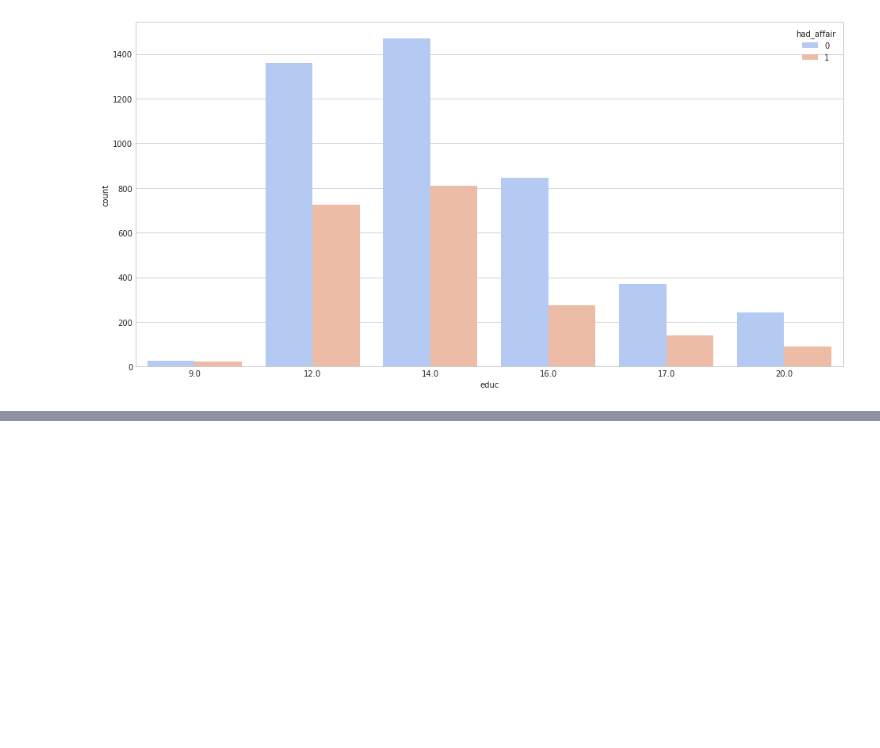
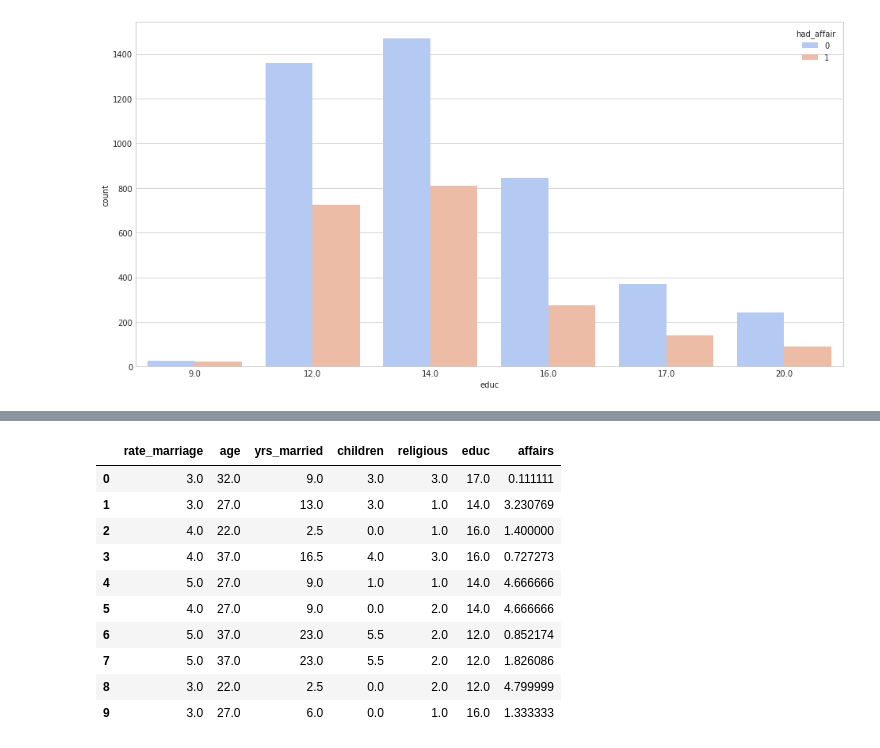
Before and after one commit to LukasRub/Learning-Python-for-Data-Analysis-and-Visualization, a Jupyter notebook: Logistic regression.ipynb, the cells around one changed output, grey strips where cells are left out. Cells and saved outputs as stored; diff of their text form; code cells hidden in the pictures; blank space fills up the shorter version.

```diff
--- a/Logistic regression.ipynb
+++ b/Logistic regression.ipynb
@@ -98,0 +132,14 @@ sns.countplot(x=df.educ, hue=df.had_affair, palette='coolwarm')
+# %%
+X.head(10)
+# %% [output]
+|  | rate_marriage | age | yrs_married | children | religious | educ | affairs |
+| 0 | 3.0 | 32.0 | 9.0 | 3.0 | 3.0 | 17.0 | 0.111111 |
+| 1 | 3.0 | 27.0 | 13.0 | 3.0 | 1.0 | 14.0 | 3.230769 |
+| 2 | 4.0 | 22.0 | 2.5 | 0.0 | 1.0 | 16.0 | 1.400000 |
+| 3 | 4.0 | 37.0 | 16.5 | 4.0 | 3.0 | 16.0 | 0.727273 |
+| 4 | 5.0 | 27.0 | 9.0 | 1.0 | 1.0 | 14.0 | 4.666666 |
+| 5 | 4.0 | 27.0 | 9.0 | 0.0 | 2.0 | 14.0 | 4.666666 |
+| 6 | 5.0 | 37.0 | 23.0 | 5.5 | 2.0 | 12.0 | 0.852174 |
+| 7 | 5.0 | 37.0 | 23.0 | 5.5 | 2.0 | 12.0 | 1.826086 |
+| 8 | 3.0 | 22.0 | 2.5 | 0.0 | 2.0 | 12.0 | 4.799999 |
+| 9 | 3.0 | 27.0 | 6.0 | 0.0 | 1.0 | 16.0 | 1.333333 |
```
Also changed, not shown: parts of 10 cells of this notebook.
